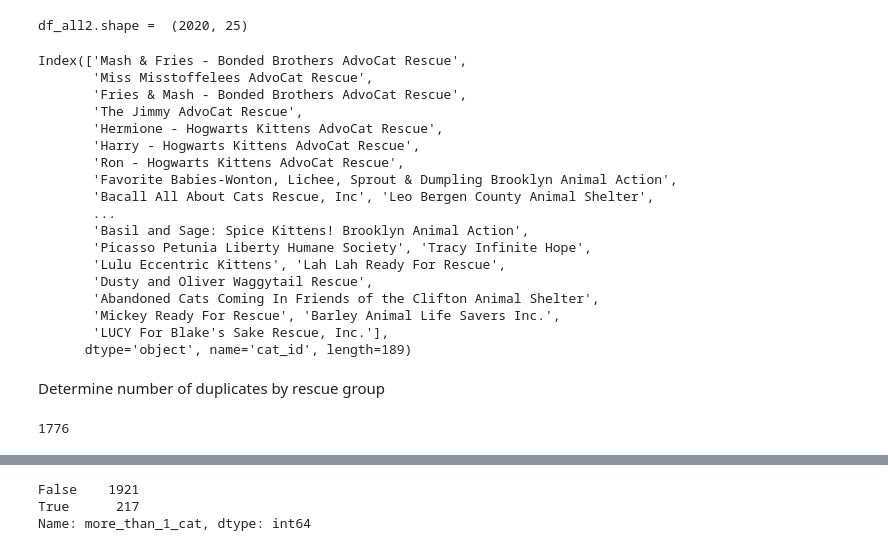
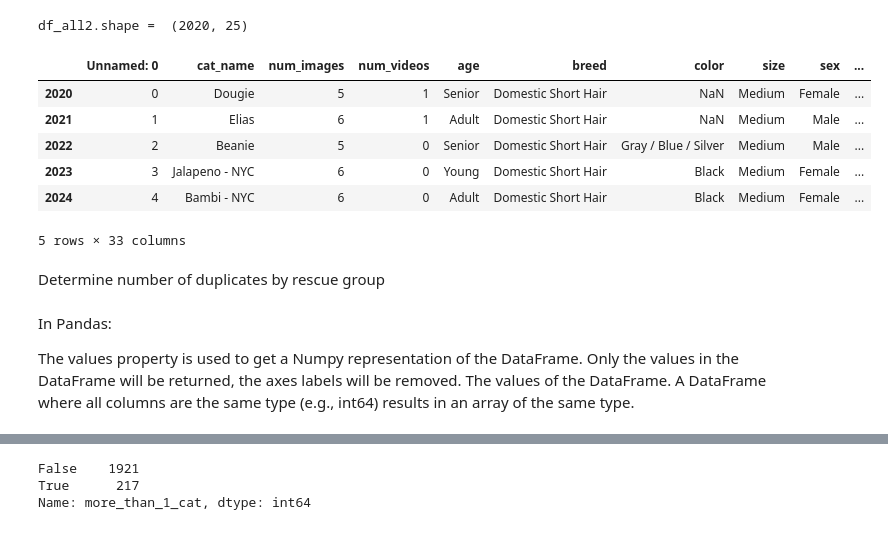
Before and after one commit to dgarbato/petfinder, a Jupyter notebook: juypter notebook code/Analyze data 1.ipynb, the cells around one changed output, grey strips where cells are left out. Drawn from its saved outputs; the diff is of its cells as text; code cells hidden in the pictures.

```diff
--- a/juypter notebook code/Analyze data 1.ipynb
+++ b/juypter notebook code/Analyze data 1.ipynb
@@ -204,34 +189,21 @@ print('df_all2.shape = ',df_all2.shape)
 #df_all2.info()
 # %% [output]
 df_all2.shape =  (2020, 25)
-# %%
-list_mask
-# %% [output]
-Index(['Mash & Fries - Bonded Brothers AdvoCat Rescue',
-       'Miss Misstoffelees AdvoCat Rescue',
-       'Fries & Mash - Bonded Brothers AdvoCat Rescue',
-       'The Jimmy AdvoCat Rescue',
-       'Hermione - Hogwarts Kittens AdvoCat Rescue',
-       'Harry - Hogwarts Kittens AdvoCat Rescue',
-       'Ron - Hogwarts Kittens AdvoCat Rescue',
-       'Favorite Babies-Wonton, Lichee, Sprout & Dumpling Brooklyn Animal Action',
-       'Bacall All About Cats Rescue, Inc', 'Leo Bergen County Animal Shelter',
-       ...
-       'Basil and Sage: Spice Kittens! Brooklyn Animal Action',
-       'Picasso Petunia Liberty Humane Society', 'Tracy Infinite Hope',
-       'Lulu Eccentric Kittens', 'Lah Lah Ready For Rescue',
-       'Dusty and Oliver Waggytail Rescue',
-       'Abandoned Cats Coming In Friends of the Clifton Animal Shelter',
-       'Mickey Ready For Rescue', 'Barley Animal Life Savers Inc.',
-       'LUCY For Blake's Sake Rescue, Inc.'],
-      dtype='object', name='cat_id', length=189)
+# %%
+df_spec_needs = df_all.loc[df_all['spec_needs'],:]
+df_spec_needs.to_csv(r'C:\Users\dgarb\OneDrive\Documents\Data Science Bootcamp April\Python\web_scraping_project\data prepared for analysis\cleaned data\df_spec_needs.csv')
+df_spec_needs.head()
+# %% [output]
+|  | Unnamed: 0 | cat_name | num_images | num_videos | age | breed | color | size | sex | ... |
+| 2020 | 0 | Dougie | 5 | 1 | Senior | Domestic Short Hair | NaN | Medium | Female | ... |
+| 2021 | 1 | Elias | 6 | 1 | Adult | Domestic Short Hair | NaN | Medium | Male | ... |
+| 2022 | 2 | Beanie | 5 | 0 | Senior | Domestic Short Hair | Gray / Blue / Silver | Medium | Male | ... |
+| 2023 | 3 | Jalapeno - NYC | 6 | 0 | Young | Domestic Short Hair | Black | Medium | Female | ... |
+| 2024 | 4 | Bambi - NYC | 6 | 0 | Adult | Domestic Short Hair | Black | Medium | Female | ... |
+5 rows × 33 columns
 # %% [markdown]
 Determine number of duplicates by rescue group
-# %%
-list_nt_30 = df_all2.loc[final_mask & df_all2['thirty_days']==False,'cat_id'].unique()
-print(len(set(list_nt_30)))
-
-list_nt_30_nootdupes = df_all2.loc[(final_mask==False) & (df_all2['thirty_days']==False),'cat_id']#dupes
-#type(list_nt_30)
-# %% [output]
-1776
+# %% [markdown]
+In Pandas:
+
+The values property is used to get a Numpy representation of the DataFrame. Only the values in the DataFrame will be returned, the axes labels will be removed. The values of the DataFrame. A DataFrame where all columns are the same type (e.g., int64) results in an array of the same type.
```
Also changed, not shown: parts of 40 cells of this notebook, 5 other files.
